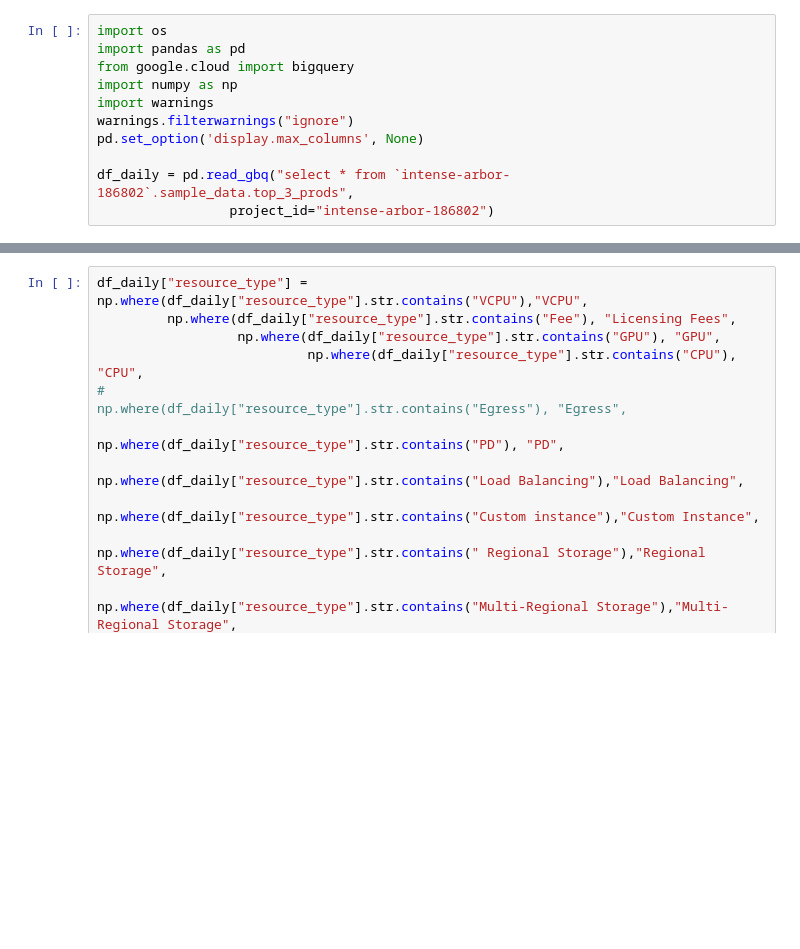
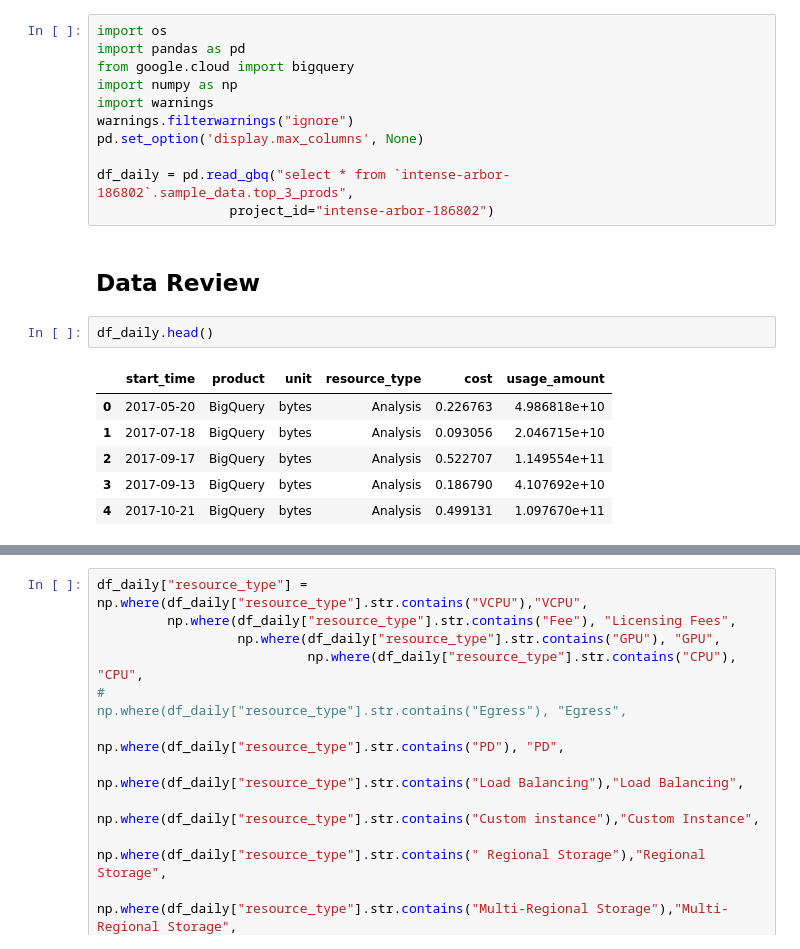
Before and after one commit to jstephenj14/gcp-billing-analysis, a Jupyter notebook: reports/Analysis.ipynb, the cells around one changed output, grey strips where cells are left out. Cells and saved outputs as stored; diff of their text form; blank space fills up the shorter version.

```diff
--- a/reports/Analysis.ipynb
+++ b/reports/Analysis.ipynb
@@ -9,3 +16,14 @@ pd.set_option('display.max_columns', None)
 
 df_daily = pd.read_gbq("select * from `intense-arbor-186802`.sample_data.top_3_prods",
                  project_id="intense-arbor-186802")
+# %% [markdown]
+## Data Review
+# %%
+df_daily.head()
+# %% [output]
+|  | start_time | product | unit | resource_type | cost | usage_amount |
+| 0 | 2017-05-20 | BigQuery | bytes | Analysis | 0.226763 | 4.986818e+10 |
+| 1 | 2017-07-18 | BigQuery | bytes | Analysis | 0.093056 | 2.046715e+10 |
+| 2 | 2017-09-17 | BigQuery | bytes | Analysis | 0.522707 | 1.149554e+11 |
+| 3 | 2017-09-13 | BigQuery | bytes | Analysis | 0.186790 | 4.107692e+10 |
+| 4 | 2017-10-21 | BigQuery | bytes | Analysis | 0.499131 | 1.097670e+11 |
```
Also changed, not shown: parts of 14 cells of this notebook.
